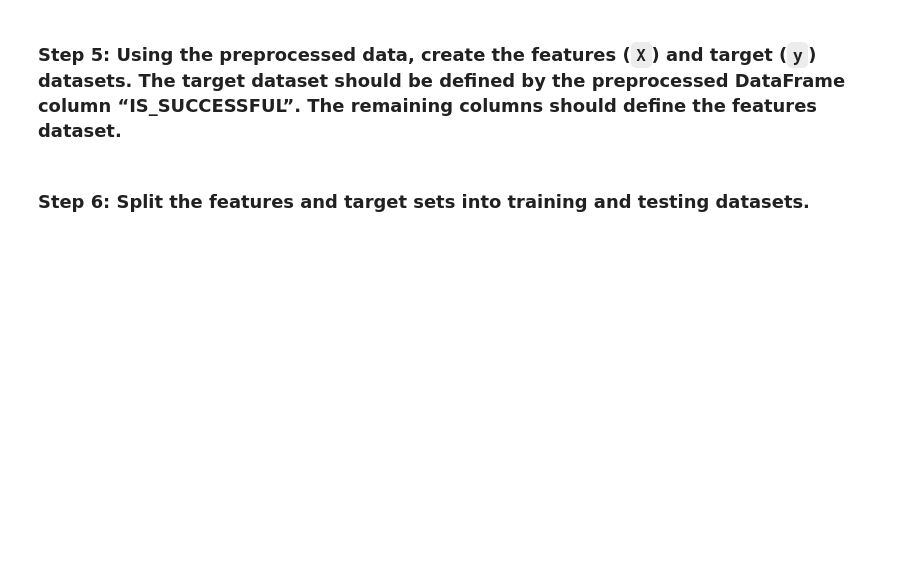
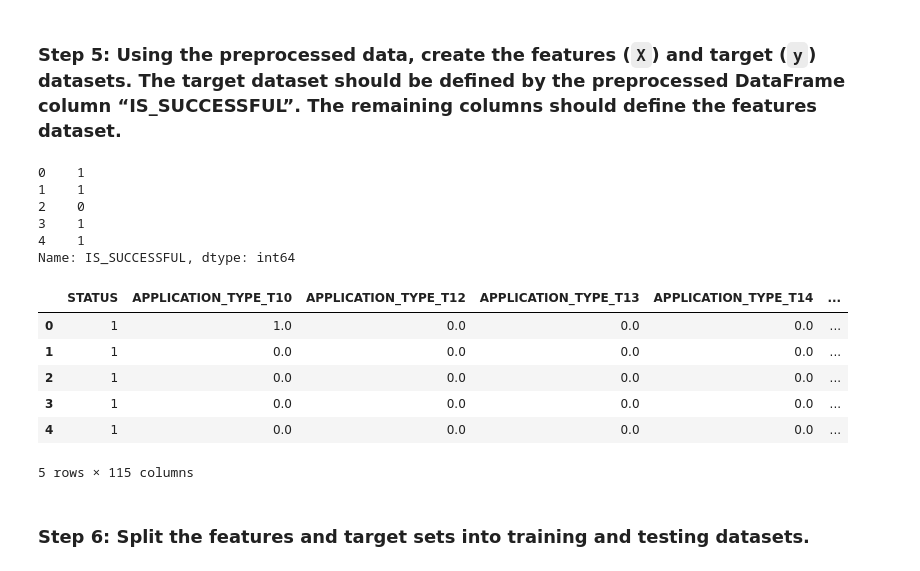
Before and after one commit to danicavalera/NeuralNetworkModel, a Jupyter notebook: Copy_of_venture_funding_with_deep_learning.ipynb, the cells around one changed output. Saved outputs shown, nothing was run; the diff lists cells and outputs as text; code cells hidden in the pictures; blank space fills up the shorter version.

```diff
--- a/Copy_of_venture_funding_with_deep_learning.ipynb
+++ b/Copy_of_venture_funding_with_deep_learning.ipynb
@@ -185,16 +209,31 @@ encoded_df = # YOUR CODE HERE
 ### Step 5: Using the preprocessed data, create the features (`X`) and target (`y`) datasets. The target dataset should be defined by the preprocessed DataFrame column “IS_SUCCESSFUL”. The remaining columns should define the features dataset.
 # %%
 # Define the target set y using the IS_SUCCESSFUL column
-y = # YOUR CODE HERE
+y = encoded_df["IS_SUCCESSFUL"]
 
 # Display a sample of y
-# YOUR CODE HERE
+y[0:5]
+# %% [output]
+0    1
+1    1
+2    0
+3    1
+4    1
+Name: IS_SUCCESSFUL, dtype: int64
 # %%
 # Define features set X by selecting all columns but IS_SUCCESSFUL
-X = # YOUR CODE HERE
+X = encoded_df.drop(columns="IS_SUCCESSFUL")
 
 # Review the features DataFrame
-# YOUR CODE HERE
+X[0:5]
+# %% [output]
+|  | STATUS | APPLICATION_TYPE_T10 | APPLICATION_TYPE_T12 | APPLICATION_TYPE_T13 | APPLICATION_TYPE_T14 | ... |
+| 0 | 1 | 1.0 | 0.0 | 0.0 | 0.0 | ... |
+| 1 | 1 | 0.0 | 0.0 | 0.0 | 0.0 | ... |
+| 2 | 1 | 0.0 | 0.0 | 0.0 | 0.0 | ... |
+| 3 | 1 | 0.0 | 0.0 | 0.0 | 0.0 | ... |
+| 4 | 1 | 0.0 | 0.0 | 0.0 | 0.0 | ... |
+5 rows × 115 columns
 # %% [markdown]
 ### Step 6: Split the features and target sets into training and testing datasets.
 # %%
```
Also changed, not shown: parts of 8 cells of this notebook.
